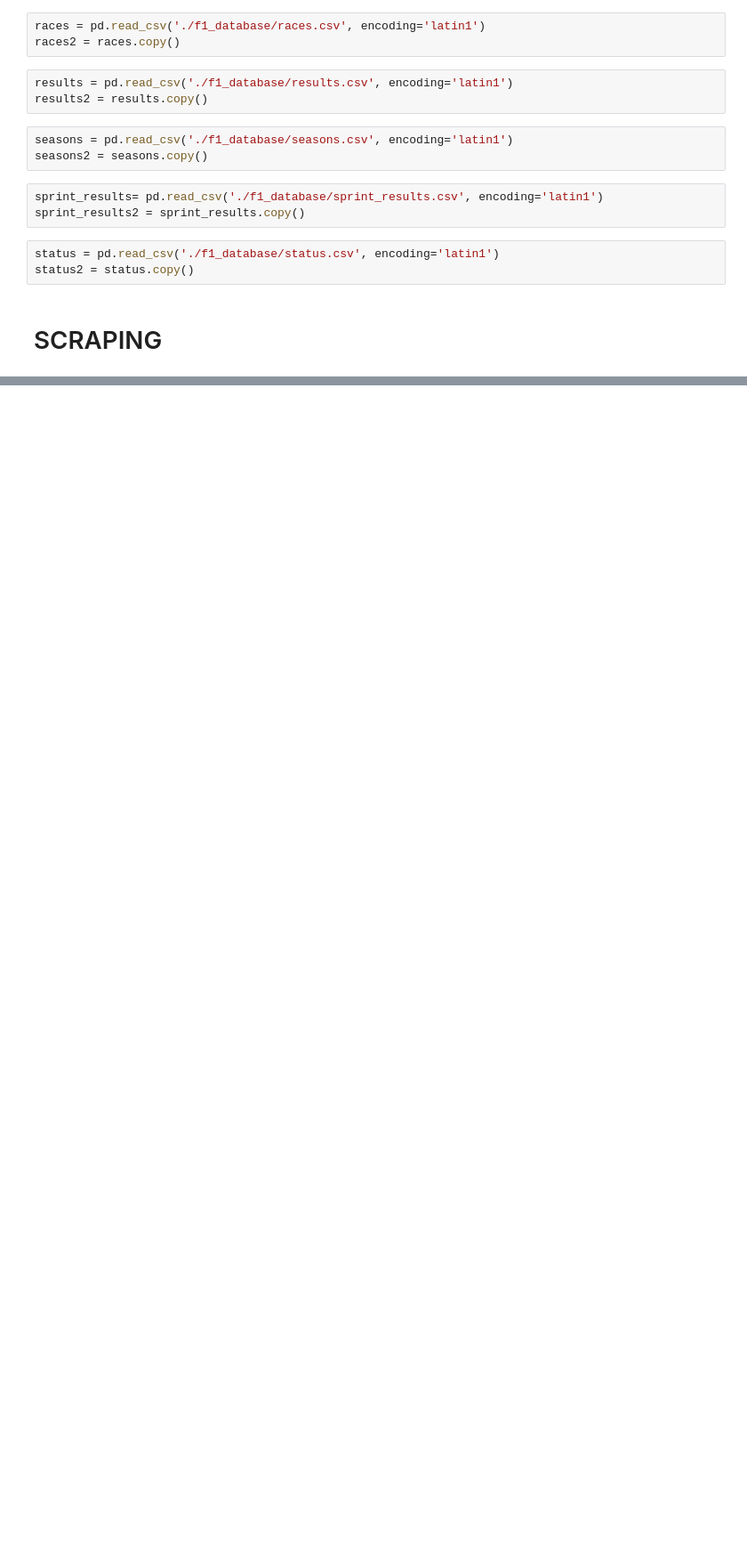
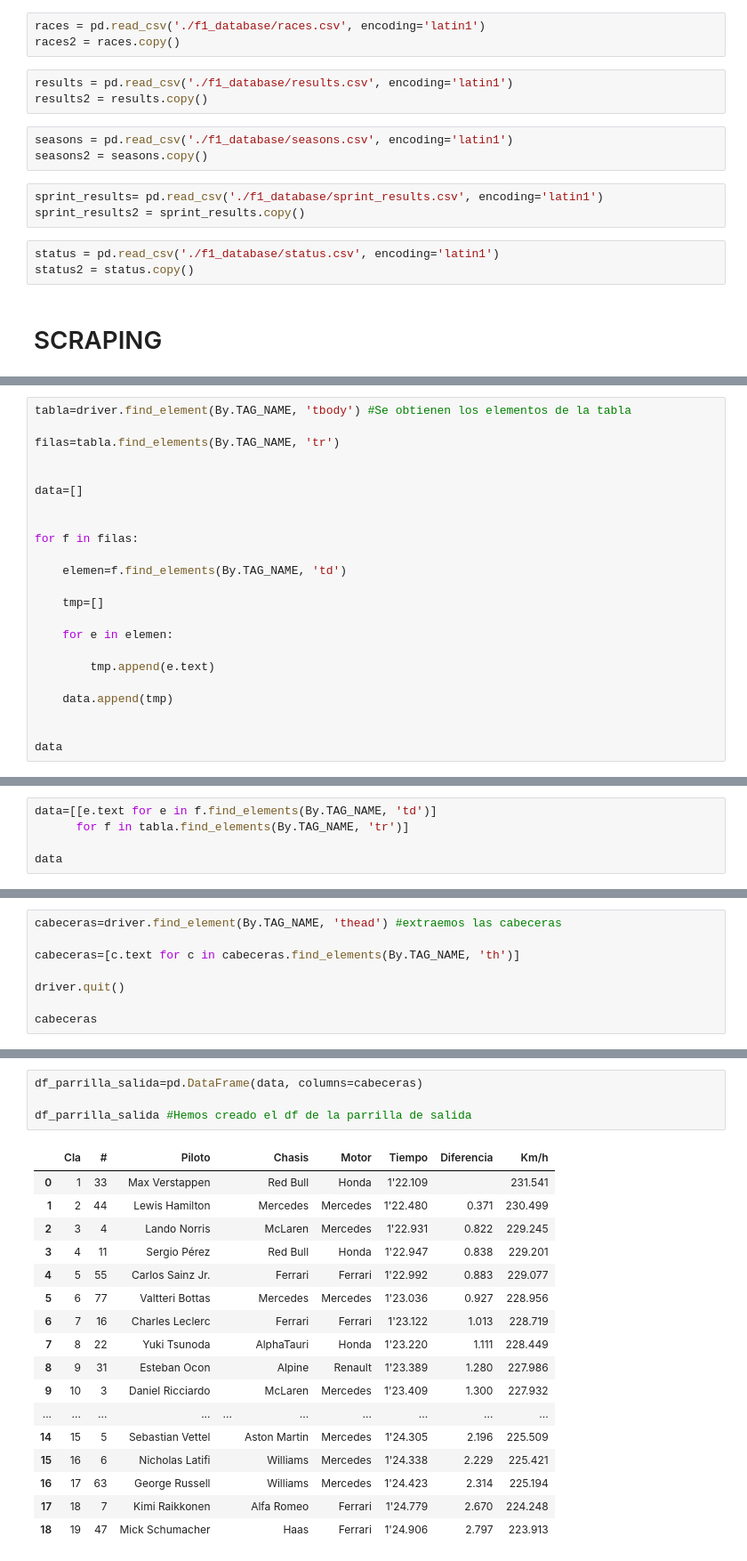
Before and after one commit to juliasabatel/F1_Project, a Jupyter notebook: F1_project.ipynb, the cells around one changed output, grey strips where cells are left out. Shown at 89% size. Drawn from its saved outputs; the diff is of its cells as text; blank space fills up the shorter version.

```diff
--- a/F1_project.ipynb
+++ b/F1_project.ipynb
@@ -155,0 +160,23 @@ IndexError: list index out of range
+# %%
+tabla=driver.find_element(By.TAG_NAME, 'tbody') #Se obtienen los elementos de la tabla
+
+filas=tabla.find_elements(By.TAG_NAME, 'tr')
+
+
+data=[]
+
+
+for f in filas:
+
+    elemen=f.find_elements(By.TAG_NAME, 'td')
+
+    tmp=[]
+
+    for e in elemen:
+
+        tmp.append(e.text)
+
+    data.append(tmp)
+
+
+data
@@ -155,0 +201,5 @@ IndexError: list index out of range
+# %%
+data=[[e.text for e in f.find_elements(By.TAG_NAME, 'td')]
+      for f in tabla.find_elements(By.TAG_NAME, 'tr')]
+
+data
@@ -155,0 +224,8 @@ IndexError: list index out of range
+# %%
+cabeceras=driver.find_element(By.TAG_NAME, 'thead') #extraemos las cabeceras
+
+cabeceras=[c.text for c in cabeceras.find_elements(By.TAG_NAME, 'th')]
+
+driver.quit()
+
+cabeceras
@@ -155,0 +234,22 @@ IndexError: list index out of range
+# %%
+df_parrilla_salida=pd.DataFrame(data, columns=cabeceras)
+
+df_parrilla_salida #Hemos creado el df de la parrilla de salida
+# %% [output]
+|  | Cla | # | Piloto |  | Chasis | Motor | Tiempo | Diferencia | Km/h |
+| 0 | 1 | 33 | Max Verstappen |  | Red Bull | Honda | 1'22.109 |  | 231.541 |
+| 1 | 2 | 44 | Lewis Hamilton |  | Mercedes | Mercedes | 1'22.480 | 0.371 | 230.499 |
+| 2 | 3 | 4 | Lando Norris |  | McLaren | Mercedes | 1'22.931 | 0.822 | 229.245 |
+| 3 | 4 | 11 | Sergio Pérez |  | Red Bull | Honda | 1'22.947 | 0.838 | 229.201 |
+| 4 | 5 | 55 | Carlos Sainz Jr. |  | Ferrari | Ferrari | 1'22.992 | 0.883 | 229.077 |
+| 5 | 6 | 77 | Valtteri Bottas |  | Mercedes | Mercedes | 1'23.036 | 0.927 | 228.956 |
+| 6 | 7 | 16 | Charles Leclerc |  | Ferrari | Ferrari | 1'23.122 | 1.013 | 228.719 |
+| 7 | 8 | 22 | Yuki Tsunoda |  | AlphaTauri | Honda | 1'23.220 | 1.111 | 228.449 |
+| 8 | 9 | 31 | Esteban Ocon |  | Alpine | Renault | 1'23.389 | 1.280 | 227.986 |
+| 9 | 10 | 3 | Daniel Ricciardo |  | McLaren | Mercedes | 1'23.409 | 1.300 | 227.932 |
+| ... | ... | ... | ... | ... | ... | ... | ... | ... | ... |
+| 14 | 15 | 5 | Sebastian Vettel |  | Aston Martin | Mercedes | 1'24.305 | 2.196 | 225.509 |
+| 15 | 16 | 6 | Nicholas Latifi |  | Williams | Mercedes | 1'24.338 | 2.229 | 225.421 |
+| 16 | 17 | 63 | George Russell |  | Williams | Mercedes | 1'24.423 | 2.314 | 225.194 |
+| 17 | 18 | 7 | Kimi Raikkonen |  | Alfa Romeo | Ferrari | 1'24.779 | 2.670 | 224.248 |
+| 18 | 19 | 47 | Mick Schumacher |  | Haas | Ferrari | 1'24.906 | 2.797 | 223.913 |
```
Also changed, not shown: parts of 30 cells of this notebook, 10 other files.
